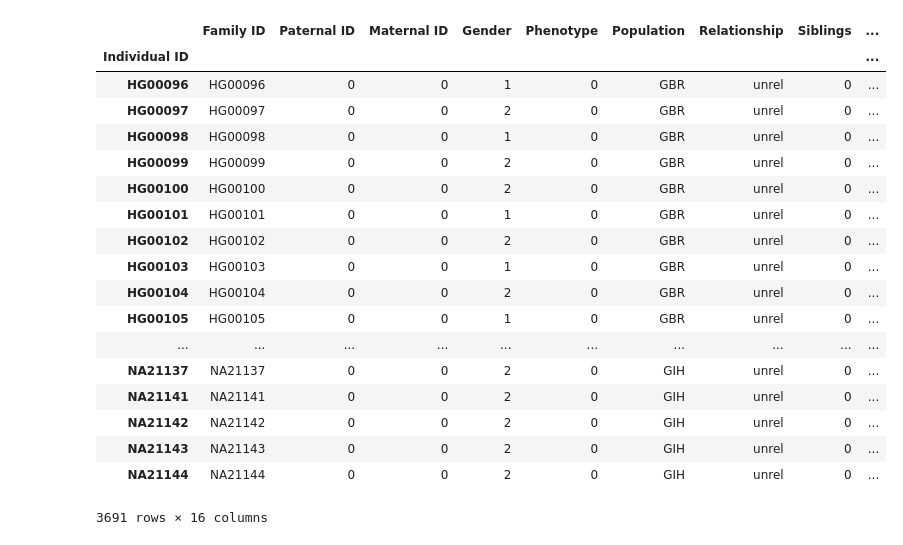
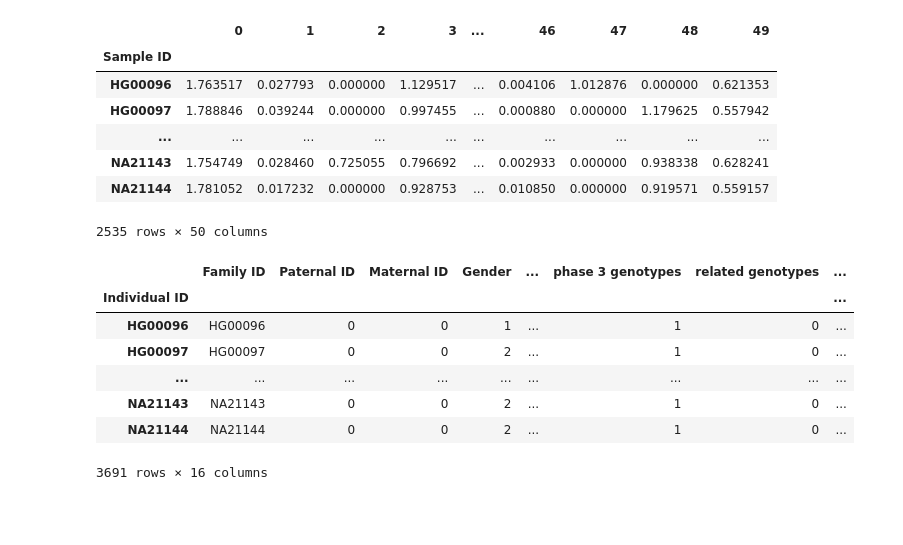
Before and after one commit to piotrszul/spark-tutorial, a Jupyter notebook: notebooks/5.2_BigData_Genomics_Visualise.ipynb, the cells around one changed output. Drawn from its saved outputs; the diff is of its cells as text; code cells hidden in the pictures; blank space fills up the shorter version.

```diff
--- a/notebooks/5.2_BigData_Genomics_Visualise.ipynb
+++ b/notebooks/5.2_BigData_Genomics_Visualise.ipynb
@@ -3,25 +11,33 @@ import pandas as pd
+# %%
+# import pandas and set display options
+import pandas as pd
+pd.set_option('display.max_rows', 5)
+pd.set_option('display.max_columns', 8)
 # %%
-clustered = pd.read_csv('data/cluster-centers_chr22.csv.gz', index_col=0)
+# read and display the representations
+
+representationPD = pd.read_csv('data/cluster-centers_chr22.csv.gz', index_col=0)
+representationPD
+# %% [output]
+|  | 0 | 1 | 2 | 3 | ... | 46 | 47 | 48 | 49 |
+| Sample ID |  |  |  |  |  |  |  |  |  |
+| HG00096 | 1.763517 | 0.027793 | 0.000000 | 1.129517 | ... | 0.004106 | 1.012876 | 0.000000 | 0.621353 |
+| HG00097 | 1.788846 | 0.039244 | 0.000000 | 0.997455 | ... | 0.000880 | 0.000000 | 1.179625 | 0.557942 |
+| ... | ... | ... | ... | ... | ... | ... | ... | ... | ... |
+| NA21143 | 1.754749 | 0.028460 | 0.725055 | 0.796692 | ... | 0.002933 | 0.000000 | 0.938338 | 0.628241 |
+| NA21144 | 1.781052 | 0.017232 | 0.000000 | 0.928753 | ... | 0.010850 | 0.000000 | 0.919571 | 0.559157 |
+2535 rows × 50 columns
 # %%
-ped = pd.read_csv('data/integrated_call_samples_v2.20130502.ALL.ped.bz2', sep='\t', index_col=1)
-ped
+# read the pedigree file that associates individuals with their populations
+
+pedPD = pd.read_csv('data/integrated_call_samples_v2.20130502.ALL.ped.bz2', sep='\t', index_col=1)
+pedPD
 # %% [output]
-|  | Family ID | Paternal ID | Maternal ID | Gender | Phenotype | Population | Relationship | Siblings | ... |
-| Individual ID |  |  |  |  |  |  |  |  | ... |
-| HG00096 | HG00096 | 0 | 0 | 1 | 0 | GBR | unrel | 0 | ... |
-| HG00097 | HG00097 | 0 | 0 | 2 | 0 | GBR | unrel | 0 | ... |
-| HG00098 | HG00098 | 0 | 0 | 1 | 0 | GBR | unrel | 0 | ... |
-| HG00099 | HG00099 | 0 | 0 | 2 | 0 | GBR | unrel | 0 | ... |
-| HG00100 | HG00100 | 0 | 0 | 2 | 0 | GBR | unrel | 0 | ... |
-| HG00101 | HG00101 | 0 | 0 | 1 | 0 | GBR | unrel | 0 | ... |
-| HG00102 | HG00102 | 0 | 0 | 2 | 0 | GBR | unrel | 0 | ... |
-| HG00103 | HG00103 | 0 | 0 | 1 | 0 | GBR | unrel | 0 | ... |
-| HG00104 | HG00104 | 0 | 0 | 2 | 0 | GBR | unrel | 0 | ... |
-| HG00105 | HG00105 | 0 | 0 | 1 | 0 | GBR | unrel | 0 | ... |
-| ... | ... | ... | ... | ... | ... | ... | ... | ... | ... |
-| NA21137 | NA21137 | 0 | 0 | 2 | 0 | GIH | unrel | 0 | ... |
-| NA21141 | NA21141 | 0 | 0 | 2 | 0 | GIH | unrel | 0 | ... |
-| NA21142 | NA21142 | 0 | 0 | 2 | 0 | GIH | unrel | 0 | ... |
-| NA21143 | NA21143 | 0 | 0 | 2 | 0 | GIH | unrel | 0 | ... |
-| NA21144 | NA21144 | 0 | 0 | 2 | 0 | GIH | unrel | 0 | ... |
+|  | Family ID | Paternal ID | Maternal ID | Gender | ... | phase 3 genotypes | related genotypes | ... |
+| Individual ID |  |  |  |  |  |  |  | ... |
+| HG00096 | HG00096 | 0 | 0 | 1 | ... | 1 | 0 | ... |
+| HG00097 | HG00097 | 0 | 0 | 2 | ... | 1 | 0 | ... |
+| ... | ... | ... | ... | ... | ... | ... | ... | ... |
+| NA21143 | NA21143 | 0 | 0 | 2 | ... | 1 | 0 | ... |
+| NA21144 | NA21144 | 0 | 0 | 2 | ... | 1 | 0 | ... |
 3691 rows × 16 columns
```
Also changed, not shown: parts of 12 cells of this notebook, 1 other file.
